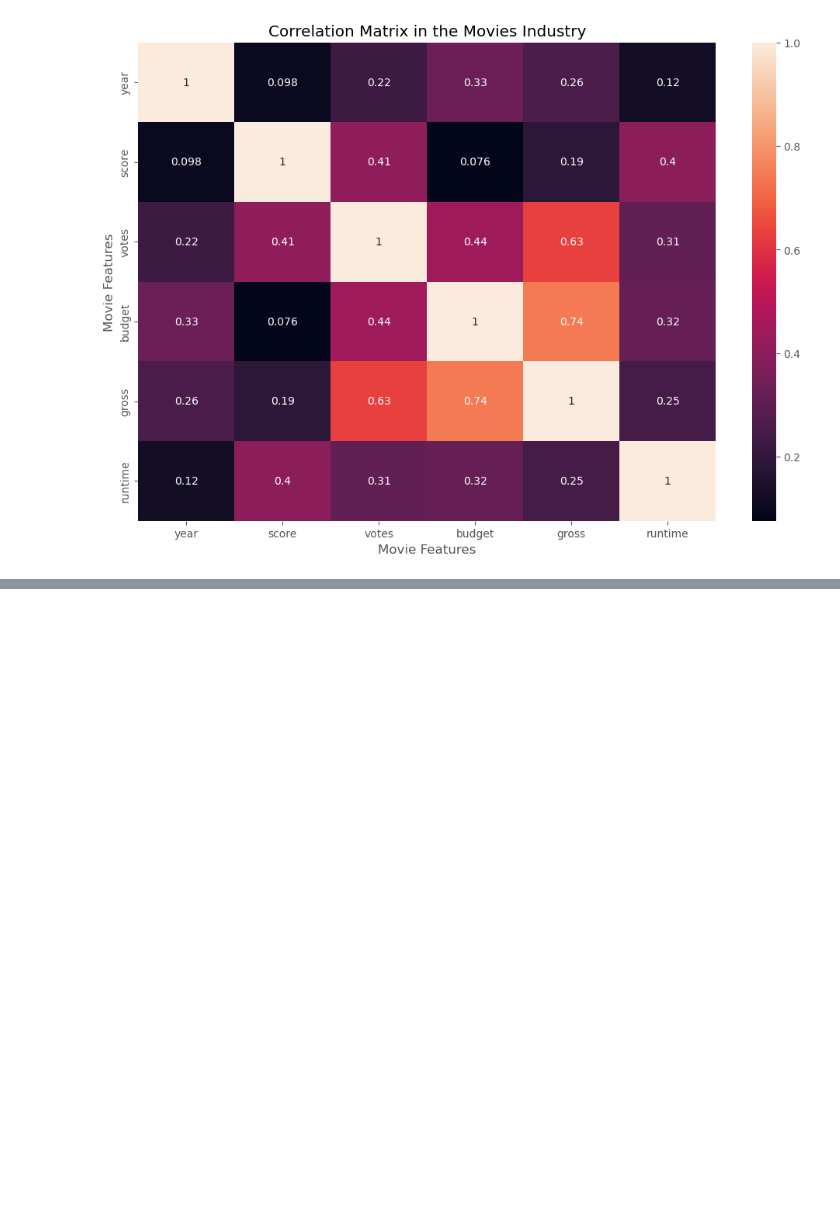
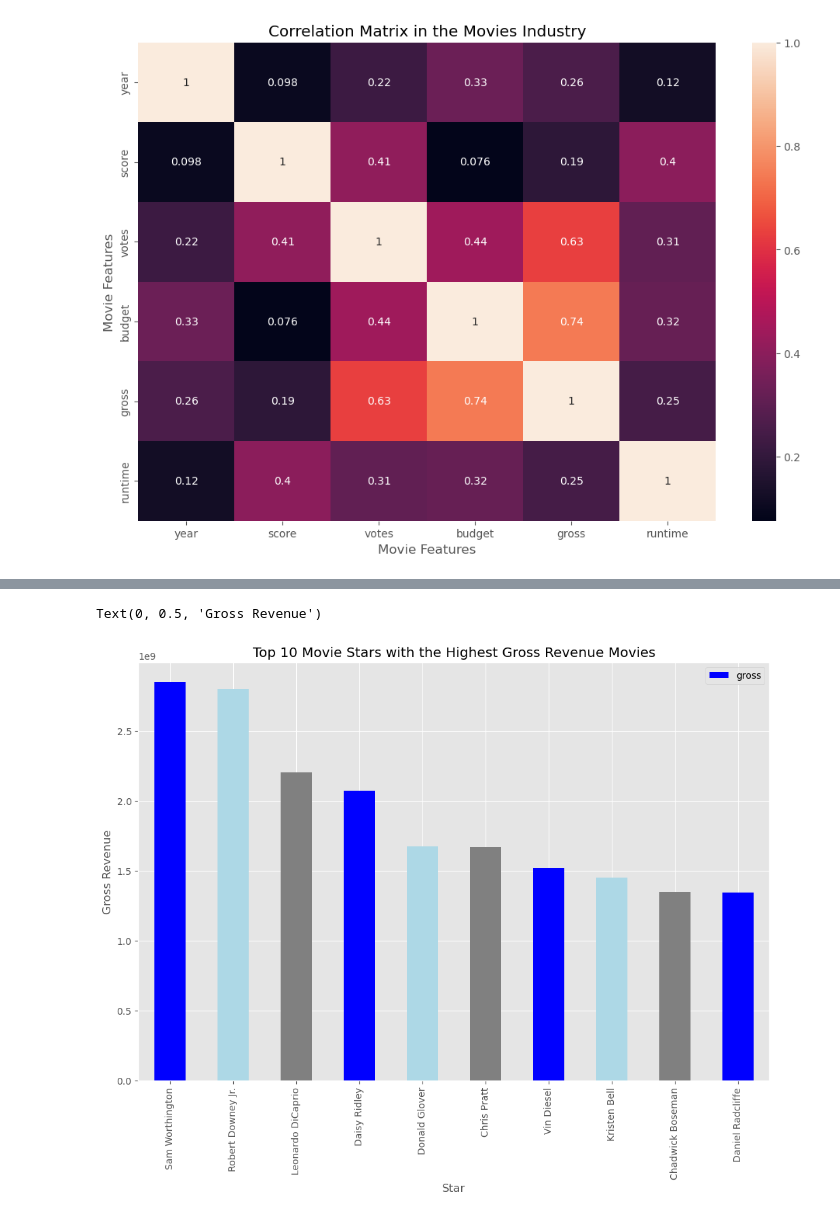
Before and after one commit to ErikaPabon/MoviesIndustry, a Jupyter notebook: Movies Analysis.ipynb, the cells around one changed output, grey strips where cells are left out. Saved outputs shown, nothing was run; the diff lists cells and outputs as text; code cells hidden in the pictures; blank space fills up the shorter version.

```diff
--- a/Movies Analysis.ipynb
+++ b/Movies Analysis.ipynb
@@ -178,0 +220,15 @@ top_10.plot(x='name', y='gross', kind='bar')
+# %%
+# Create a new dataframe with unique company names and their maximum budget value
+max_star_rev = df.groupby('star')['gross'].max().reset_index()
+
+# Sort the dataframe by maximum budget in descending order and select the top 10 companies
+top_10 = max_star_rev.sort_values(by='gross', ascending=False).head(10)
+
+# Plot the top 10 production companies with the highest budget
+top_10.plot(x='star', y='gross', kind='bar', color=['blue','lightblue','grey'] )
+plt.title('Top 10 Movie Stars with the Highest Gross Revenue Movies')
+plt.xlabel('Star')
+plt.ylabel('Gross Revenue')
+# %% [output]
+Text(0, 0.5, 'Gross Revenue')
+[figure, added]
```
Also changed, not shown: parts of 8 cells of this notebook.
